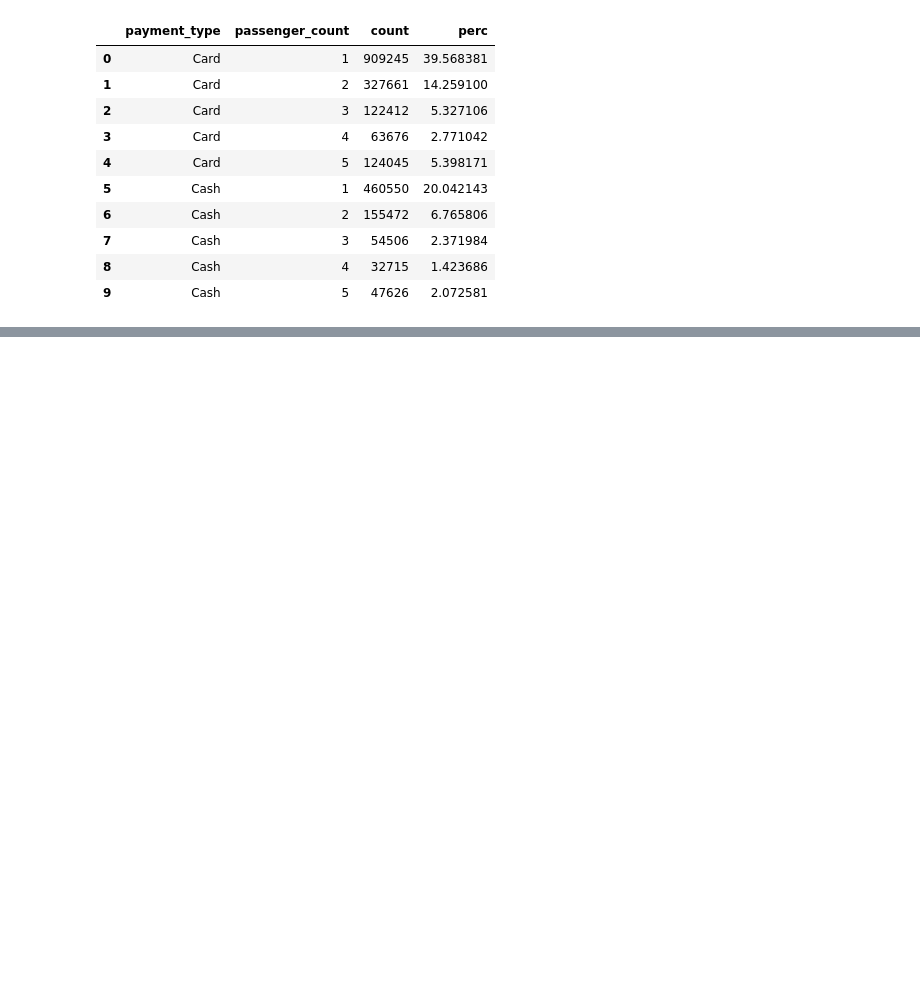
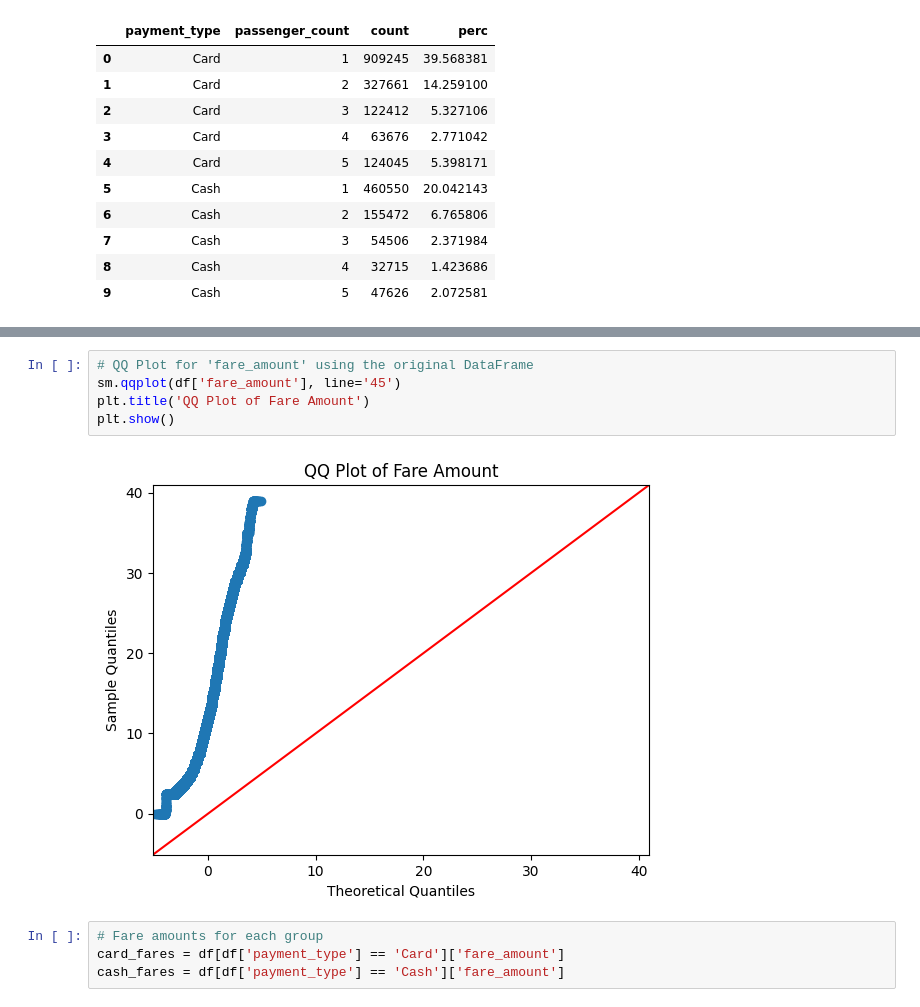
Before and after one commit to bidishacutex/statistics_project, a Jupyter notebook: clean.ipynb, the cells around one changed output, grey strips where cells are left out. Saved outputs shown, nothing was run; the diff lists cells and outputs as text; blank space fills up the shorter version.

```diff
--- a/clean.ipynb
+++ b/clean.ipynb
@@ -290,0 +314,11 @@ for p in ax.patches:
+# %%
+# QQ Plot for 'fare_amount' using the original DataFrame
+sm.qqplot(df['fare_amount'], line='45')
+plt.title('QQ Plot of Fare Amount')
+plt.show()
+# %% [output]
+[figure, added]
+# %%
+# Fare amounts for each group
+card_fares = df[df['payment_type'] == 'Card']['fare_amount']
+cash_fares = df[df['payment_type'] == 'Cash']['fare_amount']
```
Also changed, not shown: parts of 11 cells of this notebook, 1 other file.
